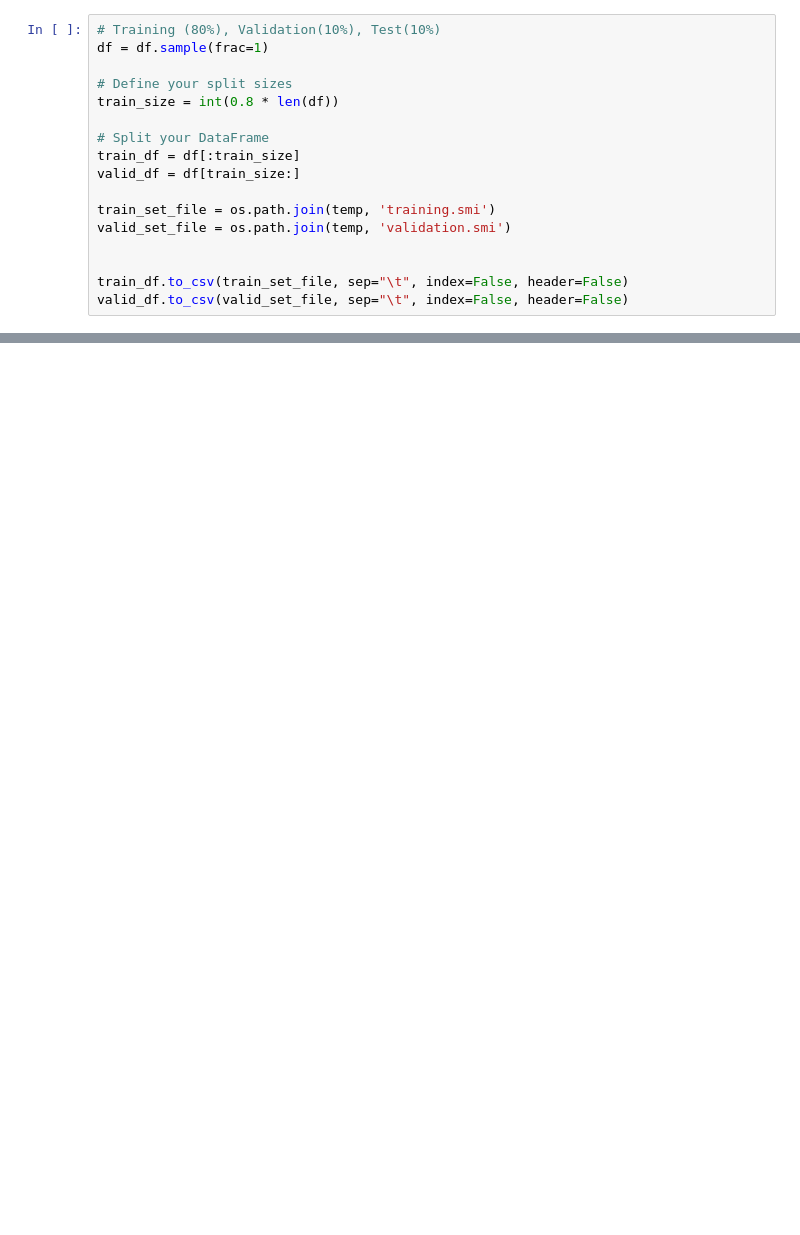
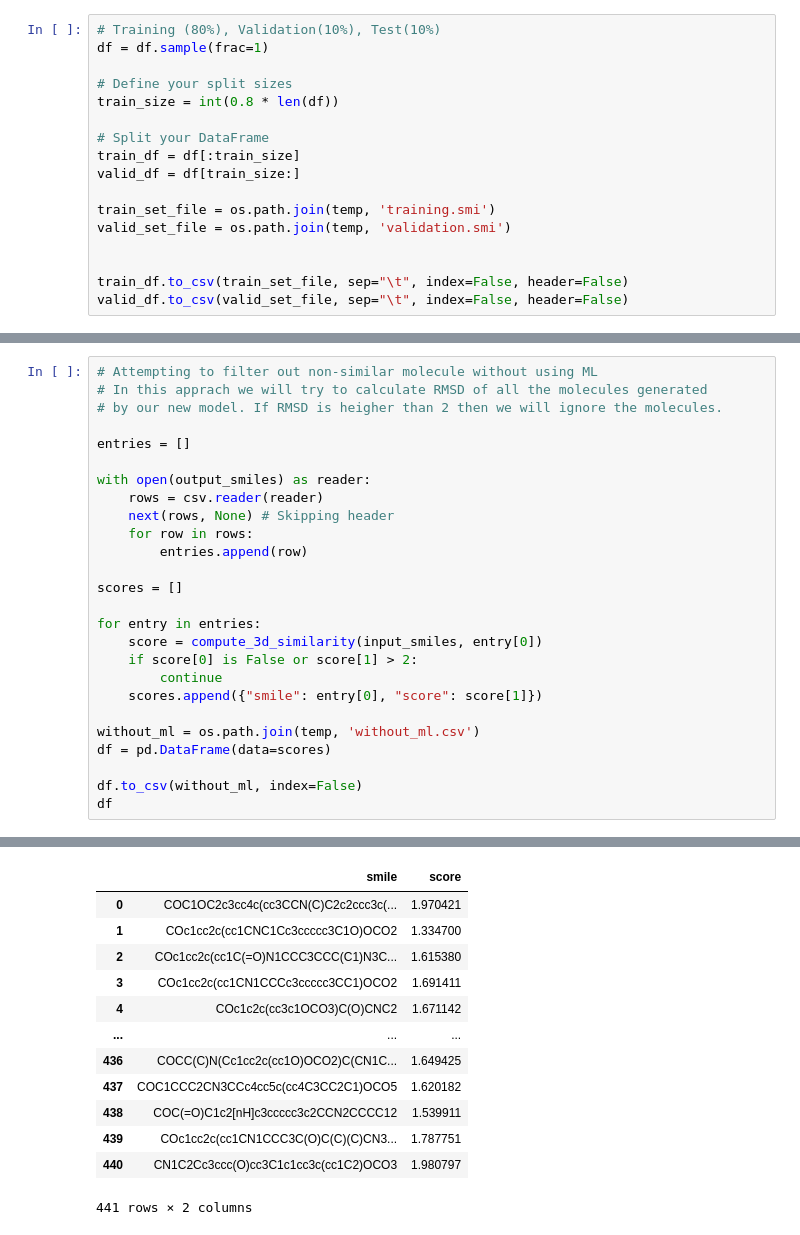
Before and after one commit to ankitskvmdam/reinvent-transfer-learning, a Jupyter notebook: notebooks/TransferLearning.ipynb, the cells around one changed output, grey strips where cells are left out. Drawn from its saved outputs; the diff is of its cells as text; blank space fills up the shorter version.

```diff
--- a/notebooks/TransferLearning.ipynb
+++ b/notebooks/TransferLearning.ipynb
@@ -174,0 +170,27 @@ with open(new_model_config_path, "w") as writer:
+# %%
+# Attempting to filter out non-similar molecule without using ML
+# In this apprach we will try to calculate RMSD of all the molecules generated
+# by our new model. If RMSD is heigher than 2 then we will ignore the molecules.
+
+entries = []
+
+with open(output_smiles) as reader:
+    rows = csv.reader(reader)
+    next(rows, None) # Skipping header
+    for row in rows:
+        entries.append(row)
+
+scores = []
+
+for entry in entries:
+    score = compute_3d_similarity(input_smiles, entry[0])
+    if score[0] is False or score[1] > 2:
+        continue
+    scores.append({"smile": entry[0], "score": score[1]})
+
+without_ml = os.path.join(temp, 'without_ml.csv')
+df = pd.DataFrame(data=scores)
+
+df.to_csv(without_ml, index=False)
+df
+# %% [output]
@@ -174,0 +198,13 @@ with open(new_model_config_path, "w") as writer:
+|  | smile | score |
+| 0 | COC1OC2c3cc4c(cc3CCN(C)C2c2ccc3c(... | 1.970421 |
+| 1 | COc1cc2c(cc1CNC1Cc3ccccc3C1O)OCO2 | 1.334700 |
+| 2 | COc1cc2c(cc1C(=O)N1CCC3CCC(C1)N3C... | 1.615380 |
+| 3 | COc1cc2c(cc1CN1CCCc3ccccc3CC1)OCO2 | 1.691411 |
+| 4 | COc1c2c(cc3c1OCO3)C(O)CNC2 | 1.671142 |
+| ... | ... | ... |
+| 436 | COCC(C)N(Cc1cc2c(cc1O)OCO2)C(CN1C... | 1.649425 |
+| 437 | COC1CCC2CN3CCc4cc5c(cc4C3CC2C1)OCO5 | 1.620182 |
+| 438 | COC(=O)C1c2[nH]c3ccccc3c2CCN2CCCC12 | 1.539911 |
+| 439 | COc1cc2c(cc1CN1CCC3C(O)C(C)(C)CN3... | 1.787751 |
+| 440 | CN1C2Cc3ccc(O)cc3C1c1cc3c(cc1C2)OCO3 | 1.980797 |
+441 rows × 2 columns
```
Also changed, not shown: parts of 18 cells of this notebook.
